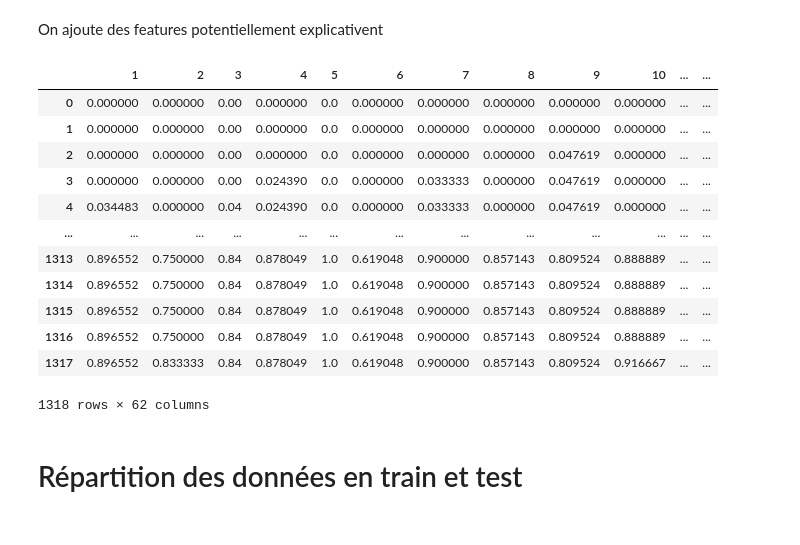
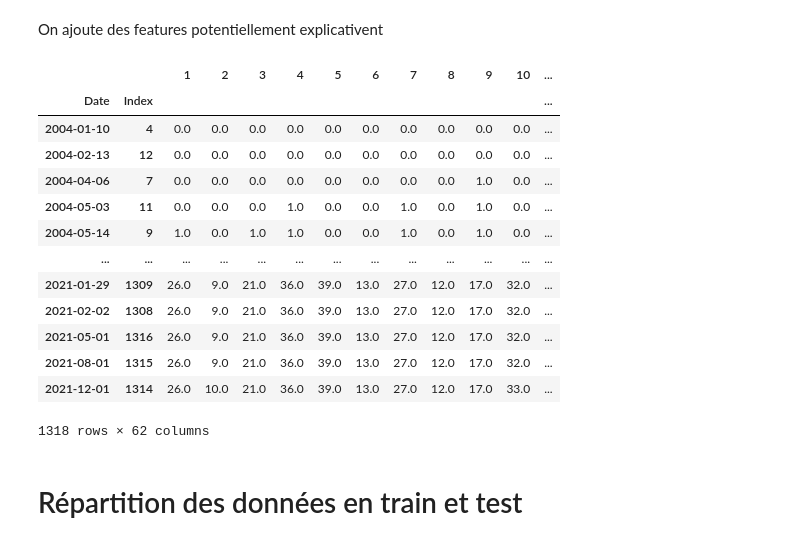
Before and after one commit to Moncoutiej/euromilion-api, a Jupyter notebook: data-exploration/data-explo.ipynb, the cells around one changed output. Cells and saved outputs as stored; diff of their text form; code cells hidden in the pictures.

```diff
--- a/data-exploration/data-explo.ipynb
+++ b/data-exploration/data-explo.ipynb
@@ -198,48 +141,50 @@ def change2bool(df):
         N_E_bool[index] = 1
         arr_N_E_bool[i] = N_E_bool
     columns = list(range(1,50+12+1))
     df_N_E_bool = pd.DataFrame(arr_N_E_bool,columns=columns)
     return df_N_E_bool
 
 def change2count(df):
-    np_df = df.sort_values(by="Date").to_numpy()
+    np_df = df.to_numpy()
 
     N_E_compteur = np.zeros(50+12, dtype=np.int)
     arr_N_E_compteur = np.zeros((df.shape[0],50+12))
     for i in range(np_df.shape[0]):
         index = np.add(np_df[i][1:6],-1)
         index = np.array(index,dtype=int)
         N_E_compteur[index] += 1
         index = np.add(np_df[i][6:8],-1+50)
         index = np.array(index,dtype=int)
         N_E_compteur[index] += 1
         N_min = np.amin(N_E_compteur[:50])
         E_min = np.amin(N_E_compteur[50:])
         N_compteur = np.subtract(N_E_compteur[:50],N_min,dtype=int)
         E_compteur = np.subtract(N_E_compteur[50:],E_min,dtype=int)
         arr_N_E_compteur[i,:50] = N_compteur
         arr_N_E_compteur[i,50:] = E_compteur
 
     columns = list(range(1,50+12+1))
-    df_N_E_compteur = pd.DataFrame(arr_N_E_compteur,columns=columns)
+    df_N_E_compteur = pd.DataFrame(arr_N_E_compteur,columns=columns,index=pd.MultiIndex.from_arrays([df["Date"],df.index],names=["Date","Index"]))
     return df_N_E_compteur
 
+df = df.sort_values(by="Date")
 df_bool = change2bool(df)
-#df_bool["Ticket Gagnant"] = df_aug["Ticket Gagnant"]
 df_count = change2count(df)
+df_count
 # %% [output]
-|  | 1 | 2 | 3 | 4 | 5 | 6 | 7 | 8 | 9 | 10 | ... | ... |
-| 0 | 0.000000 | 0.000000 | 0.00 | 0.000000 | 0.0 | 0.000000 | 0.000000 | 0.000000 | 0.000000 | 0.000000 | ... | ... |
-| 1 | 0.000000 | 0.000000 | 0.00 | 0.000000 | 0.0 | 0.000000 | 0.000000 | 0.000000 | 0.000000 | 0.000000 | ... | ... |
-| 2 | 0.000000 | 0.000000 | 0.00 | 0.000000 | 0.0 | 0.000000 | 0.000000 | 0.000000 | 0.047619 | 0.000000 | ... | ... |
-| 3 | 0.000000 | 0.000000 | 0.00 | 0.024390 | 0.0 | 0.000000 | 0.033333 | 0.000000 | 0.047619 | 0.000000 | ... | ... |
-| 4 | 0.034483 | 0.000000 | 0.04 | 0.024390 | 0.0 | 0.000000 | 0.033333 | 0.000000 | 0.047619 | 0.000000 | ... | ... |
+|  |  | 1 | 2 | 3 | 4 | 5 | 6 | 7 | 8 | 9 | 10 | ... |
+| Date | Index |  |  |  |  |  |  |  |  |  |  | ... |
+| 2004-01-10 | 4 | 0.0 | 0.0 | 0.0 | 0.0 | 0.0 | 0.0 | 0.0 | 0.0 | 0.0 | 0.0 | ... |
+| 2004-02-13 | 12 | 0.0 | 0.0 | 0.0 | 0.0 | 0.0 | 0.0 | 0.0 | 0.0 | 0.0 | 0.0 | ... |
+| 2004-04-06 | 7 | 0.0 | 0.0 | 0.0 | 0.0 | 0.0 | 0.0 | 0.0 | 0.0 | 1.0 | 0.0 | ... |
+| 2004-05-03 | 11 | 0.0 | 0.0 | 0.0 | 1.0 | 0.0 | 0.0 | 1.0 | 0.0 | 1.0 | 0.0 | ... |
+| 2004-05-14 | 9 | 1.0 | 0.0 | 1.0 | 1.0 | 0.0 | 0.0 | 1.0 | 0.0 | 1.0 | 0.0 | ... |
 | ... | ... | ... | ... | ... | ... | ... | ... | ... | ... | ... | ... | ... |
-| 1313 | 0.896552 | 0.750000 | 0.84 | 0.878049 | 1.0 | 0.619048 | 0.900000 | 0.857143 | 0.809524 | 0.888889 | ... | ... |
-| 1314 | 0.896552 | 0.750000 | 0.84 | 0.878049 | 1.0 | 0.619048 | 0.900000 | 0.857143 | 0.809524 | 0.888889 | ... | ... |
-| 1315 | 0.896552 | 0.750000 | 0.84 | 0.878049 | 1.0 | 0.619048 | 0.900000 | 0.857143 | 0.809524 | 0.888889 | ... | ... |
-| 1316 | 0.896552 | 0.750000 | 0.84 | 0.878049 | 1.0 | 0.619048 | 0.900000 | 0.857143 | 0.809524 | 0.888889 | ... | ... |
-| 1317 | 0.896552 | 0.833333 | 0.84 | 0.878049 | 1.0 | 0.619048 | 0.900000 | 0.857143 | 0.809524 | 0.916667 | ... | ... |
+| 2021-01-29 | 1309 | 26.0 | 9.0 | 21.0 | 36.0 | 39.0 | 13.0 | 27.0 | 12.0 | 17.0 | 32.0 | ... |
+| 2021-02-02 | 1308 | 26.0 | 9.0 | 21.0 | 36.0 | 39.0 | 13.0 | 27.0 | 12.0 | 17.0 | 32.0 | ... |
+| 2021-05-01 | 1316 | 26.0 | 9.0 | 21.0 | 36.0 | 39.0 | 13.0 | 27.0 | 12.0 | 17.0 | 32.0 | ... |
+| 2021-08-01 | 1315 | 26.0 | 9.0 | 21.0 | 36.0 | 39.0 | 13.0 | 27.0 | 12.0 | 17.0 | 32.0 | ... |
+| 2021-12-01 | 1314 | 26.0 | 10.0 | 21.0 | 36.0 | 39.0 | 13.0 | 27.0 | 12.0 | 17.0 | 33.0 | ... |
 1318 rows × 62 columns
 # %% [markdown]
 # Répartition des données en train et test
```
Also changed, not shown: parts of 15 cells of this notebook, 4 other files.
